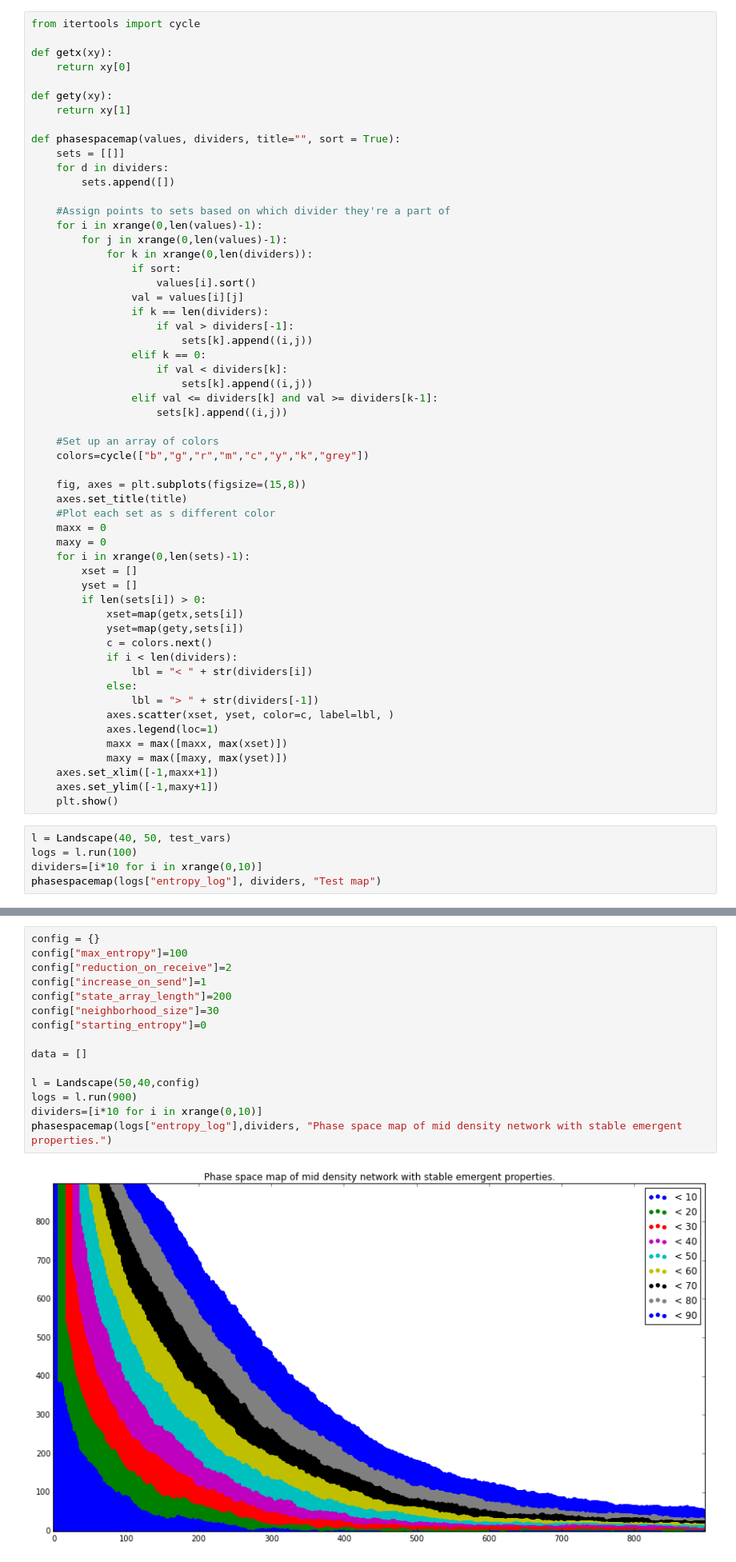
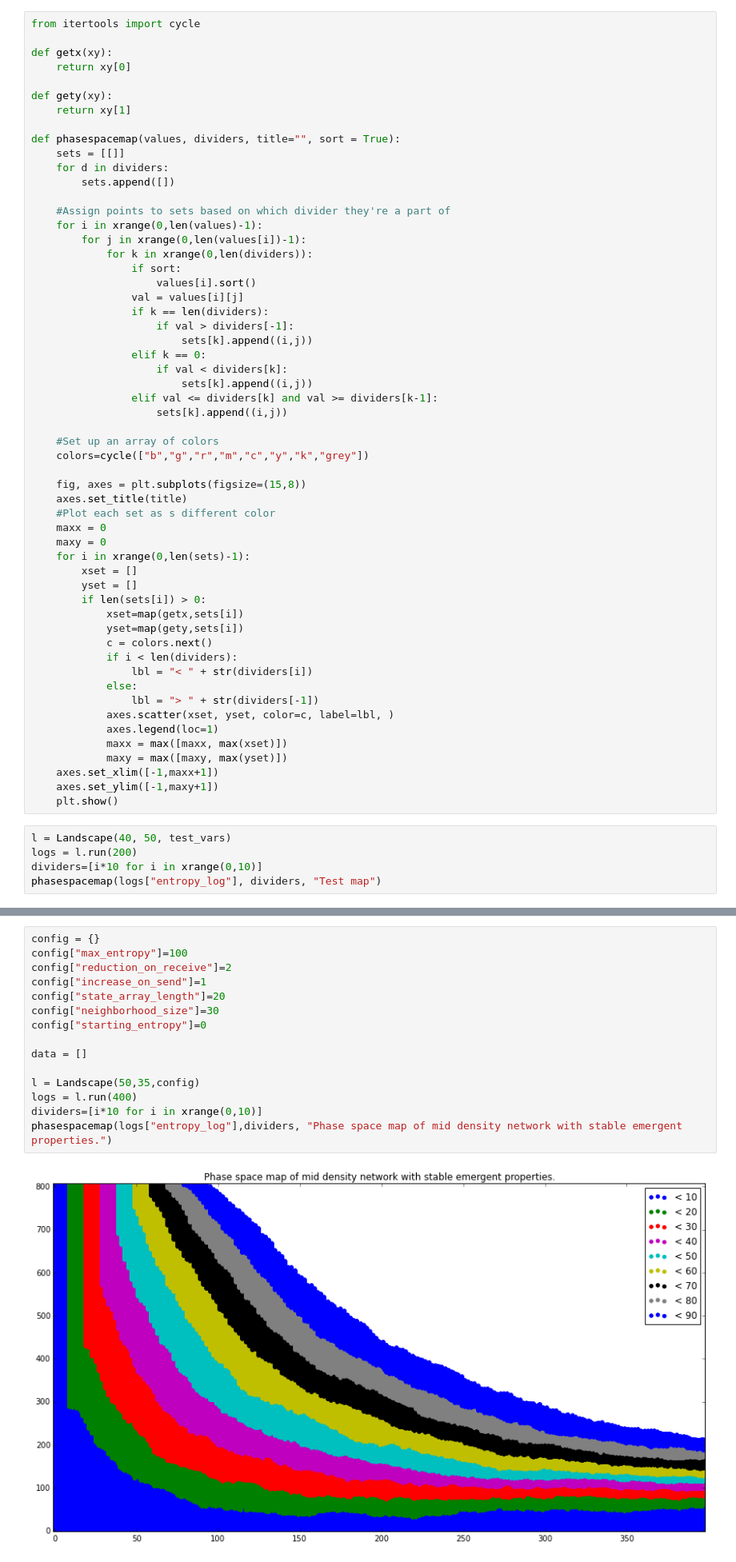
Before and after one commit to davidgljay/relmodels, a Jupyter notebook: Relnetwork 1.0.ipynb, the cells around one changed output, grey strips where cells are left out. Shown at 80% size. Saved outputs shown, nothing was run; the diff lists cells and outputs as text.

```diff
--- a/Relnetwork 1.0.ipynb
+++ b/Relnetwork 1.0.ipynb
@@ -244,7 +244,7 @@ def phasespacemap(values, dividers, title="", sort = True):
 
     #Assign points to sets based on which divider they're a part of
     for i in xrange(0,len(values)-1):
-        for j in xrange(0,len(values)-1):
+        for j in xrange(0,len(values[i])-1):
             for k in xrange(0,len(dividers)):
                 if sort:
                     values[i].sort()
@@ -286,6 +286,6 @@ def phasespacemap(values, dividers, title="", sort = True):
     plt.show()
 # %%
 l = Landscape(40, 50, test_vars)
-logs = l.run(100)
+logs = l.run(200)
 dividers=[i*10 for i in xrange(0,10)]
 phasespacemap(logs["entropy_log"], dividers, "Test map")
@@ -375,20 +373,20 @@ linegraph(data,"Impact of Network Density on Ending Entropy")
 # %%
 config = {}
 config["max_entropy"]=100
 config["reduction_on_receive"]=2
 config["increase_on_send"]=1
-config["state_array_length"]=200
+config["state_array_length"]=20
 config["neighborhood_size"]=30
 config["starting_entropy"]=0
 
 data = []
 
-l = Landscape(50,40,config)
-logs = l.run(900)
+l = Landscape(50,35,config)
+logs = l.run(400)
 dividers=[i*10 for i in xrange(0,10)]
 phasespacemap(logs["entropy_log"],dividers, "Phase space map of mid density network with stable emergent properties.")
 # %% [output]
-[figure, old version]
+[figure, new version]
 # %% [markdown]
 ### Ending Entropy Curve
 # %% [markdown]
```
Also changed, not shown: parts of 7 cells of this notebook.
